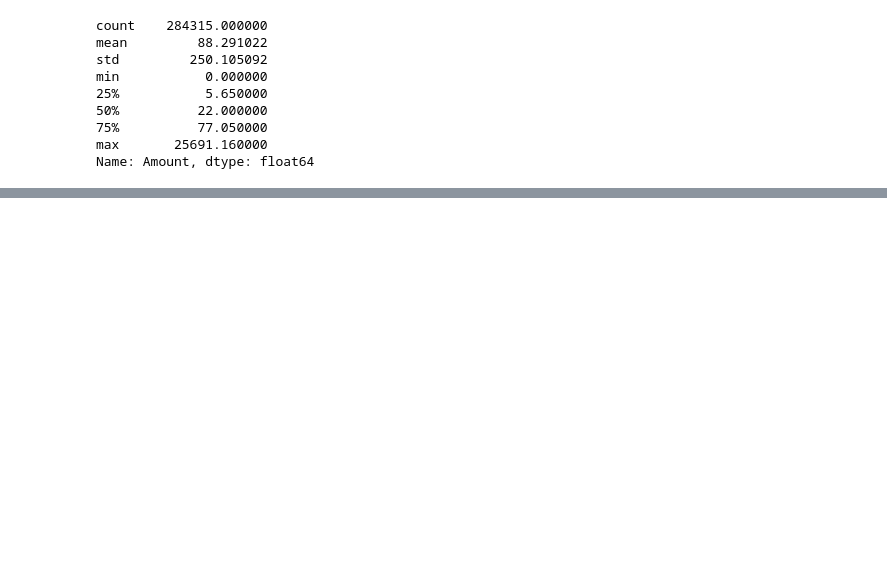
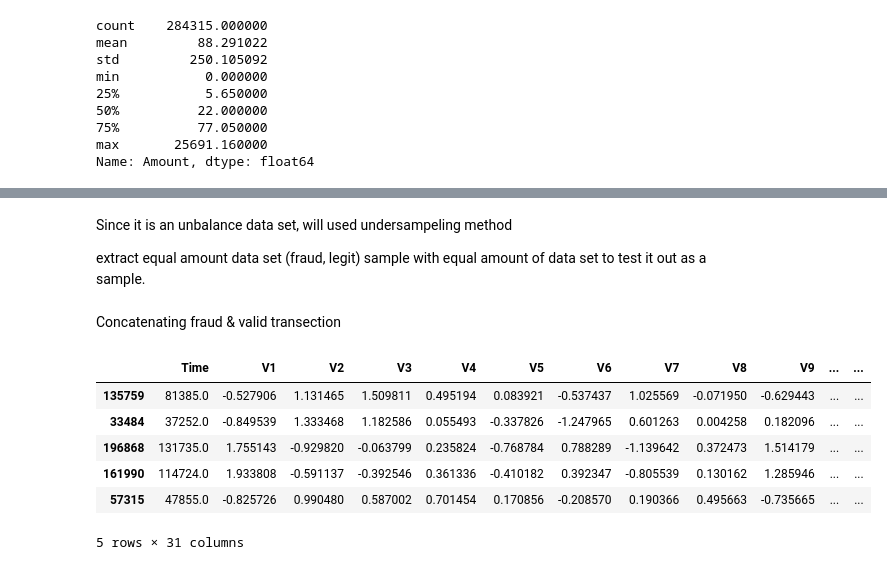
Before and after one commit to NimePeter/Credit-Card-Fraud, a Jupyter notebook: Copy_of_IDD_Peter.ipynb, the cells around one changed output, grey strips where cells are left out. Drawn from its saved outputs; the diff is of its cells as text; code cells hidden in the pictures; blank space fills up the shorter version.

```diff
--- a/Copy_of_IDD_Peter.ipynb
+++ b/Copy_of_IDD_Peter.ipynb
@@ -188,0 +195,20 @@ Name: Amount, dtype: float64
+# %% [markdown]
+Since it is an unbalance data set, will used undersampeling method
+
+extract equal amount data set (fraud, legit) sample   with  equal amount of data set to test it out as a sample.
+# %%
+valid_sample = valid.sample(n=492)
+# %% [markdown]
+Concatenating fraud & valid transection
+# %%
+new_dataset = pd.concat([valid_sample, fraud], axis = 0)
+# %%
+new_dataset.head()
+# %% [output]
+|  | Time | V1 | V2 | V3 | V4 | V5 | V6 | V7 | V8 | V9 | ... | ... |
+| 135759 | 81385.0 | -0.527906 | 1.131465 | 1.509811 | 0.495194 | 0.083921 | -0.537437 | 1.025569 | -0.071950 | -0.629443 | ... | ... |
+| 33484 | 37252.0 | -0.849539 | 1.333468 | 1.182586 | 0.055493 | -0.337826 | -1.247965 | 0.601263 | 0.004258 | 0.182096 | ... | ... |
+| 196868 | 131735.0 | 1.755143 | -0.929820 | -0.063799 | 0.235824 | -0.768784 | 0.788289 | -1.139642 | 0.372473 | 1.514179 | ... | ... |
+| 161990 | 114724.0 | 1.933808 | -0.591137 | -0.392546 | 0.361336 | -0.410182 | 0.392347 | -0.805539 | 0.130162 | 1.285946 | ... | ... |
+| 57315 | 47855.0 | -0.825726 | 0.990480 | 0.587002 | 0.701454 | 0.170856 | -0.208570 | 0.190366 | 0.495663 | -0.735665 | ... | ... |
+5 rows × 31 columns
```
Also changed, not shown: parts of 36 cells of this notebook.
